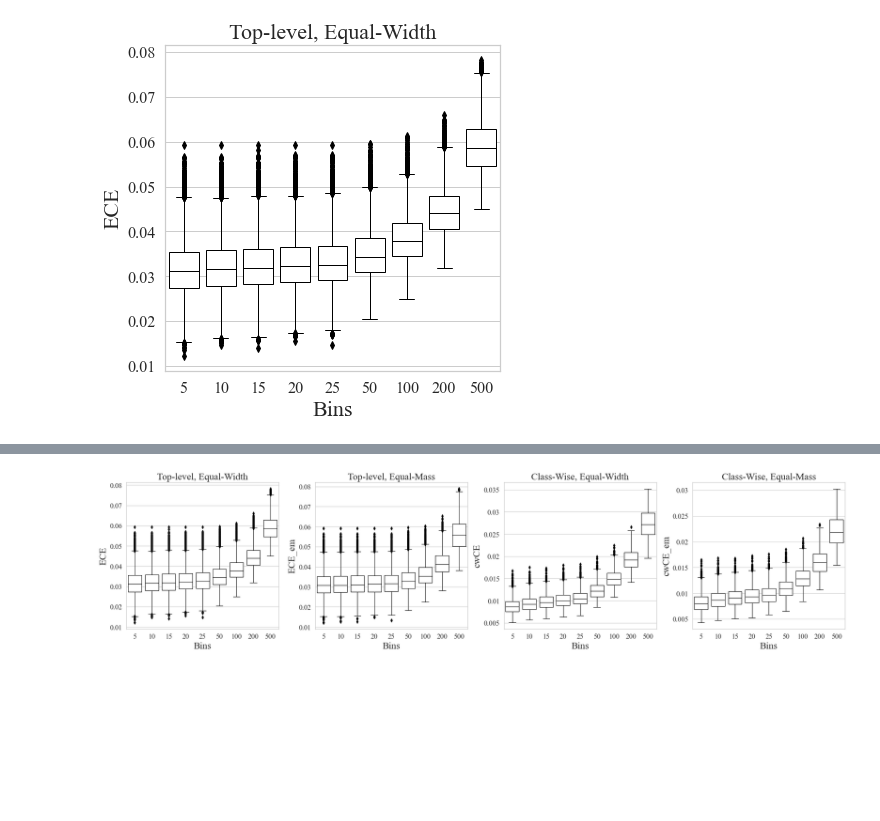
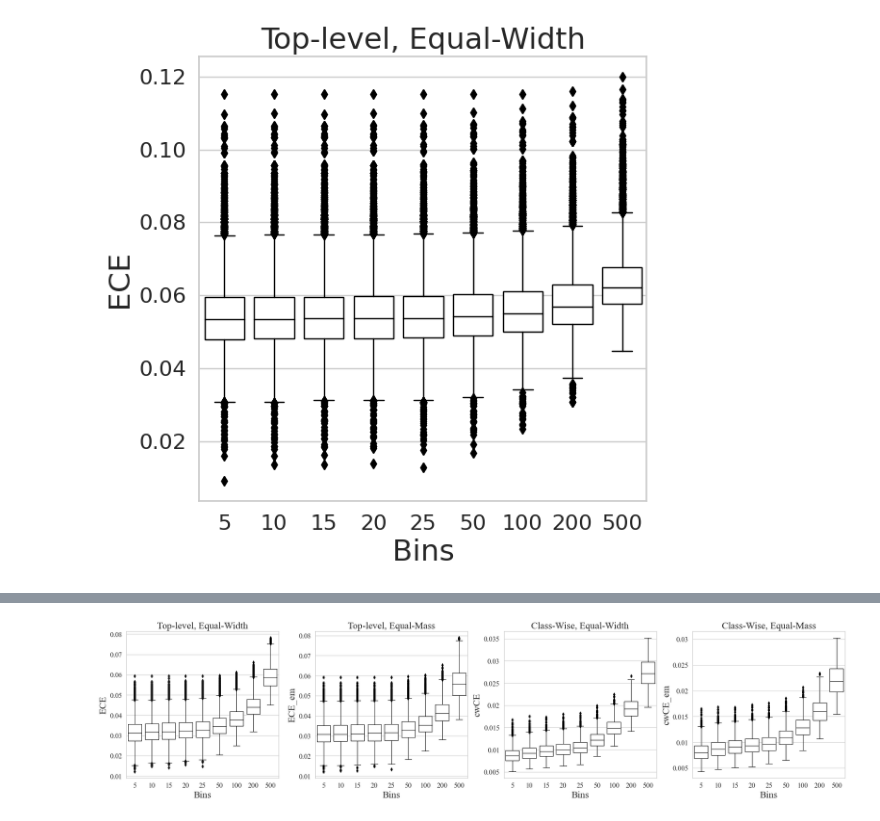
Before and after one commit to johnnyzyn/project_calibration, a Jupyter notebook: graphing.ipynb, the cells around one changed output, grey strips where cells are left out. Saved outputs shown, nothing was run; the diff lists cells and outputs as text; code cells hidden in the pictures; blank space fills up the shorter version.

```diff
--- a/graphing.ipynb
+++ b/graphing.ipynb
@@ -7,15 +16,5 @@ import matplotlib.pyplot as plt
-# %%
-import matplotlib.pyplot as plt
-from matplotlib import font_manager
-
-font_path = 'fig/times.ttf'  # Your font path goes here
-font_manager.fontManager.addfont(font_path)
-prop = font_manager.FontProperties(fname=font_path)
-
-plt.rcParams['font.family'] = 'sans-serif'
-plt.rcParams['font.sans-serif'] = prop.get_name()
 # %%
-df = pd.read_csv('results.csv')
+df = pd.read_csv('cifar10_results.csv')
 # %%
 import matplotlib.font_manager as fm
 
@@ -26,3 +25,24 @@ pd.set_option('display.max_colwidth', 1000)
 title_font_size = 22
 axis_label_font_size = 22
 tick_label_font_size = 16
+# %%
+import pandas as pd
+
+
+kernal_df = pd.DataFrame(columns=['KSCE', 'KDECE', 'MMCE', 'test-accuracy'])
+
+for index, row in df.iterrows():
+    ksce_data = eval(row['KSCE'])
+    kdece_data = eval(row['KDECE'])
+    mmce_data = eval(row['MMCE'])
+
+    bins_data = {
+        'KSCE': ksce_data['result'],
+        'KDECE': kdece_data['result'],
+        'MMCE': mmce_data['result'],
+        'test-accuracy': row['info']*100
+    }
+
+    # Create a DataFrame from the extracted data and concatenate it to the new DataFrame
+    data_to_append = pd.DataFrame([bins_data])
+    kernal_df = pd.concat([kernal_df, data_to_append], ignore_index=True)
@@ -35,16 +121,16 @@ ece_df = pd.DataFrame(columns=['5_bins', '10_bins', '15_bins', '20_bins', '25_bi
 
 # Iterate through the original DataFrame and extract the relevant information
 for index, row in df.iterrows():
-    info_data = eval(row['info'])
     ece_data = eval(row['ece'])
 
     bins_data = {}
     for item in ece_data:
         bins_data[f"{item['n_bins']}_bins"] = item['result']
 
-    bins_data['test-accuracy'] = info_data['test-accuracy']
+    bins_data['test-accuracy'] = row['info']*100
 
     # Append the extracted data to the new DataFrame
-    ece_df = ece_df.append(bins_data, ignore_index=True)
+    data_to_append = pd.DataFrame([bins_data])
+    ece_df = pd.concat([ece_df, data_to_append], ignore_index=True)
 
 plot_df = ece_df.loc[ece_df['test-accuracy']>= 75]
@@ -55,37 +238,35 @@ plot_df = ece_df.loc[ece_df['test-accuracy']>= 75]
 # Assuming ece_df is the DataFrame with columns '5_bins', '10_bins', '15_bins', etc.
 sns.set(style="whitegrid")
 
 plt.figure(figsize=(6, 6))
-plt.rcParams['font.family'] = 'serif'
-plt.rcParams['font.serif'] = 'Times New Roman'
 
 # Create a box plot for the ece_df DataFrame
 sns.boxplot(data=plot_df.iloc[:, :-1],
             boxprops=dict(facecolor='white', edgecolor='black', linewidth=1),
             capprops=dict(color='black', linewidth=1),
             whiskerprops=dict(color='black', linewidth=1),
             medianprops=dict(color='black', linewidth=1),
             flierprops=dict(markeredgecolor='black', markerfacecolor='black', markersize=5))
 
 
 # Set plot title and axis labels
 plt.title("Top-level, Equal-Width", fontsize=title_font_size)
 plt.xlabel("Bins", fontsize=axis_label_font_size)
 plt.ylabel("ECE", fontsize=axis_label_font_size)
 
 # Modify the x-axis tick labels
 bin_numbers = [col.split('_')[0] for col in plot_df.columns[:-1]]
 plt.xticks(range(len(bin_numbers)), bin_numbers,fontsize=tick_label_font_size)
 plt.yticks(fontsize=tick_label_font_size)
 
 
 
-plt.savefig("fig/cifar10_toplevel_ew_ce.pdf", dpi=300, format='pdf', bbox_inches='tight')
+# plt.savefig("fig/cifar10_toplevel_ew_ce.pdf", dpi=300, format='pdf', bbox_inches='tight')
 
 # Show the plot
 plt.show()
 # %% [output]
-[figure, old version]
+[figure, new version]
 # %%
 import pandas as pd
 
```
Also changed, not shown: parts of 10 cells of this notebook, 11 other files.
